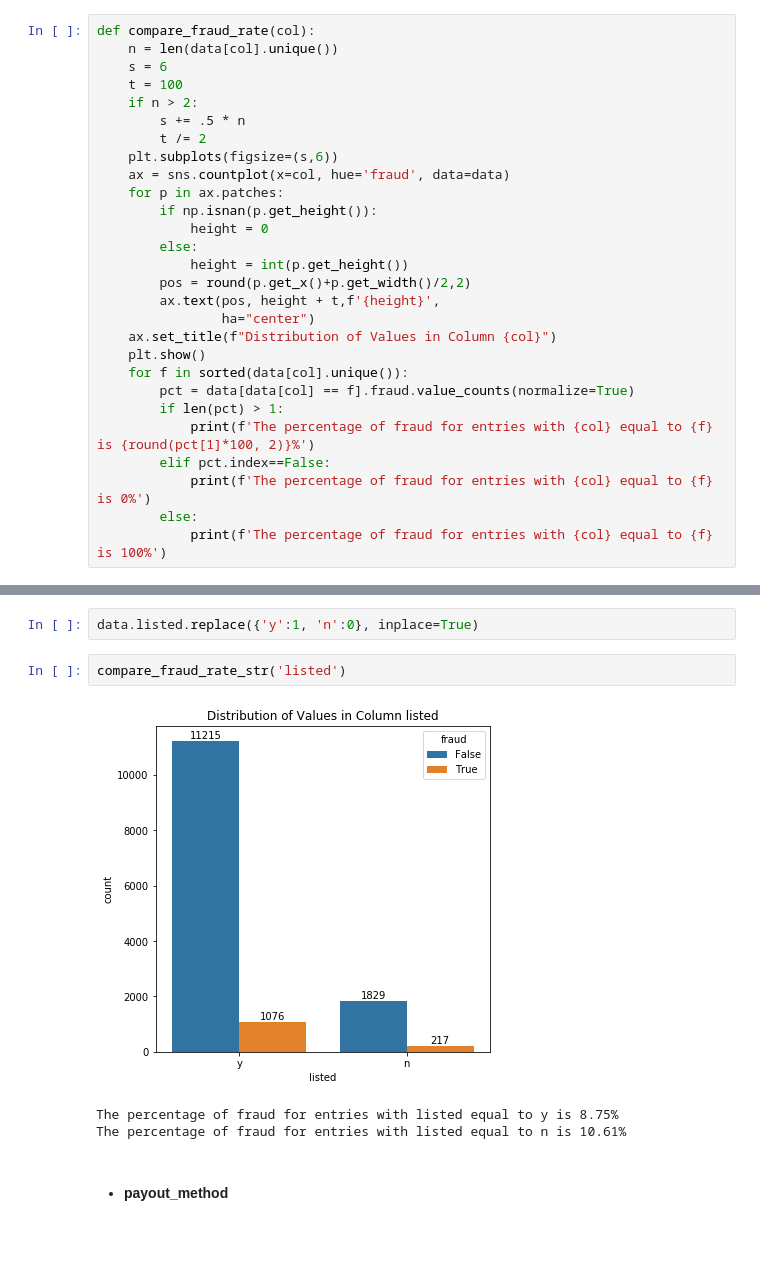
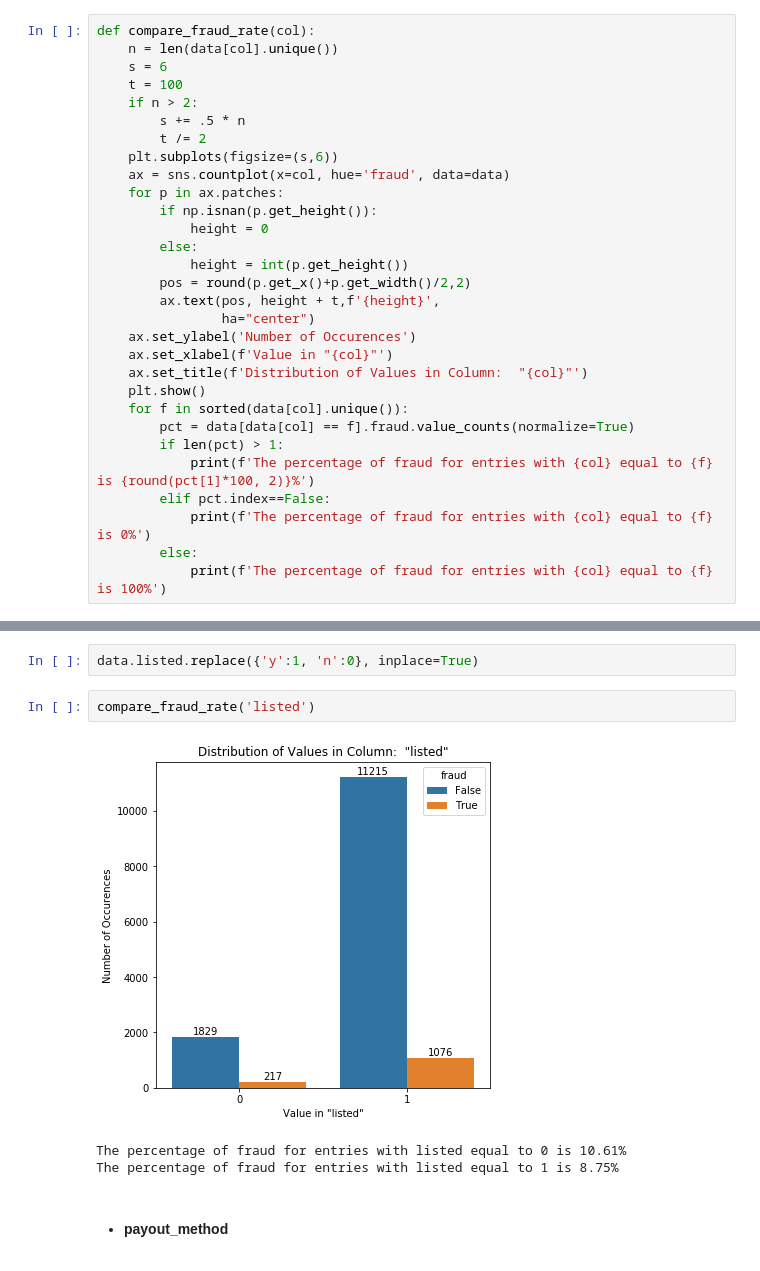
Before and after one commit to kellystroh/Fraud_Detection_Classifier, a Jupyter notebook: EDA.ipynb, the cells around one changed output, grey strips where cells are left out. Drawn from its saved outputs; the diff is of its cells as text.

Commit message:
replace README images with updated versions; fix currency plot axis labels in EDA

```diff
--- a/EDA.ipynb
+++ b/EDA.ipynb
@@ -200,7 +200,9 @@ def compare_fraud_rate(col):
         pos = round(p.get_x()+p.get_width()/2,2)
         ax.text(pos, height + t,f'{height}',
                 ha="center")
-    ax.set_title(f"Distribution of Values in Column {col}")
+    ax.set_ylabel('Number of Occurences')
+    ax.set_xlabel(f'Value in "{col}"')
+    ax.set_title(f'Distribution of Values in Column:  "{col}"')
     plt.show()
     for f in sorted(data[col].unique()):
         pct = data[data[col] == f].fraud.value_counts(normalize=True)
@@ -443,11 +445,11 @@ Name: listed, dtype: int64
 # %%
 data.listed.replace({'y':1, 'n':0}, inplace=True)
 # %%
-compare_fraud_rate_str('listed')
+compare_fraud_rate('listed')
 # %% [output]
-[figure, old version]
+[figure, new version]
-The percentage of fraud for entries with listed equal to y is 8.75%
-The percentage of fraud for entries with listed equal to n is 10.61%
+The percentage of fraud for entries with listed equal to 0 is 10.61%
+The percentage of fraud for entries with listed equal to 1 is 8.75%
 # %% [markdown]
 * #### payout_method
 # %%
```
Also changed, not shown: parts of 13 cells of this notebook, 4 other files.
